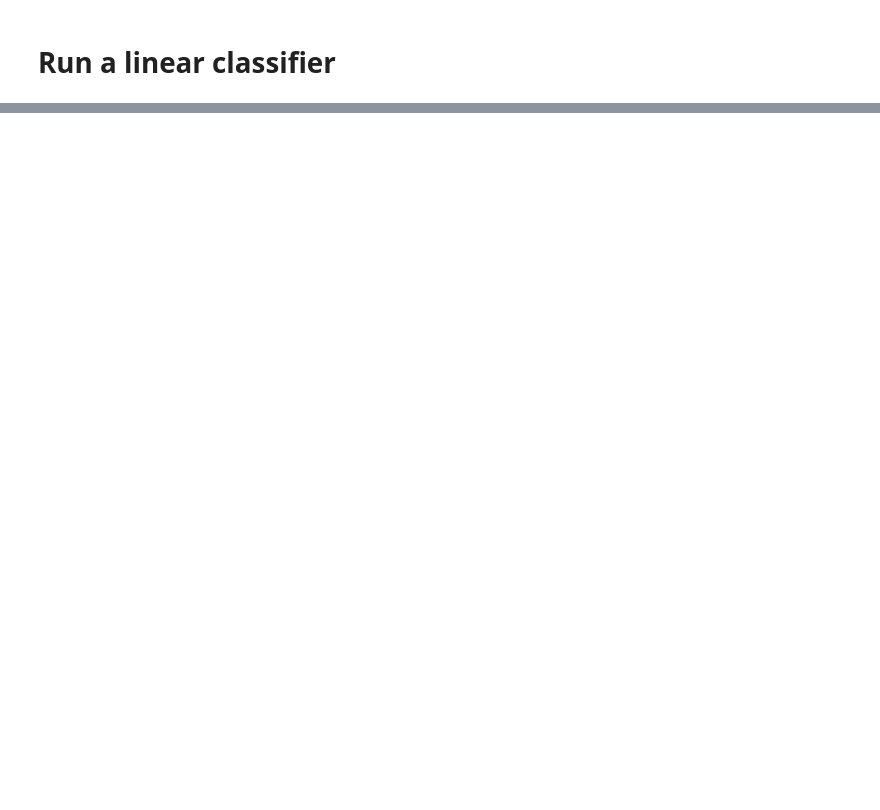
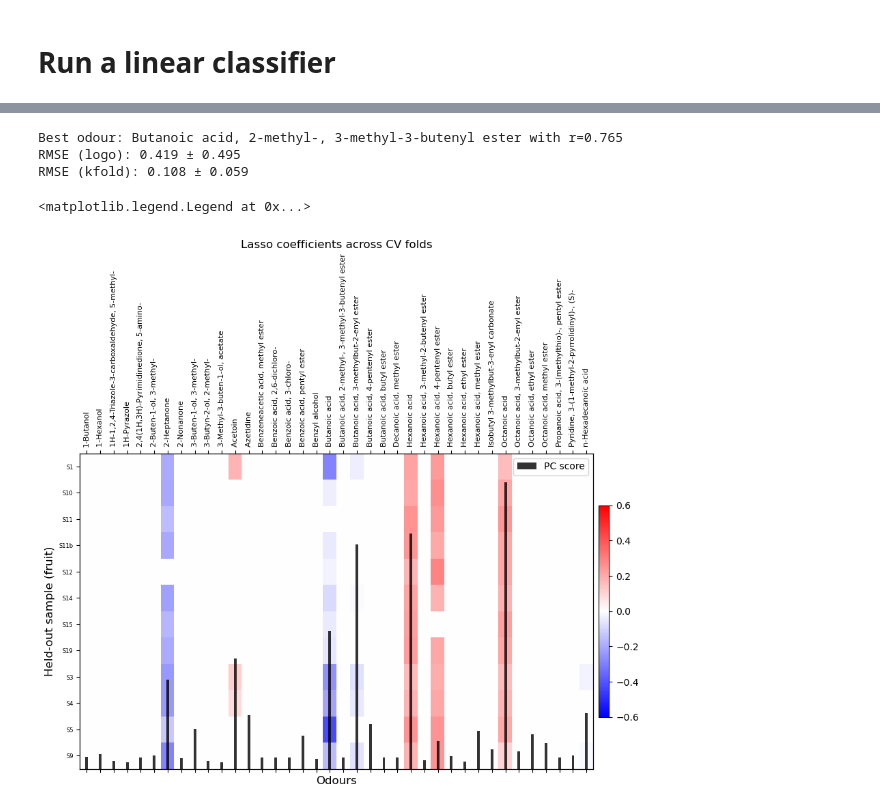
Before and after one commit to stootoon/lucia-natural-odour-stats, a Jupyter notebook: sechellia-demo.ipynb, the cells around one changed output, grey strips where cells are left out. Drawn from its saved outputs; the diff is of its cells as text; code cells hidden in the pictures; blank space fills up the shorter version.

Commit message:
Classifier results.

```diff
--- a/sechellia-demo.ipynb
+++ b/sechellia-demo.ipynb
@@ -227,0 +199,68 @@ Gap (replicate leakage):   1.362
+# %%
+from sklearn.linear_model import RidgeCV, LassoCV
+from sklearn.model_selection import KFold, GroupKFold, cross_val_score, cross_val_predict, cross_validate, LeaveOneGroupOut
+from sklearn.preprocessing import StandardScaler
+from sklearn.pipeline import make_pipeline, Pipeline
+import warnings
+
+warnings.filterwarnings('ignore')
+
+X = tidy_z[odour_cols]
+#X = tidy_z[[odour_ord[-1]]]
+print(f"Best odour: {odour_ord[-1]} with r={corrs[np.argmax(corrs)]:.3f}")
+y = tidy_z['Ripeness'].astype(float)
+groups = tidy_z['Sample']
+
+model = Pipeline([
+    ('scaler', StandardScaler()),
+    ('lasso', LassoCV(cv=5, max_iter=50000, n_alphas=50))
+]
+)
+model.set_params(scaler="passthrough") # Don't standardize, since the data is already z-scored
+
+# What you'd report in a paper
+splits_logo = list(LeaveOneGroupOut().split(X, y, groups=groups))
+unique_groups = np.unique(groups)
+splits_kfold= list(KFold(n_splits=len(unique_groups), shuffle=True, random_state=0).split(X, y))
+results = {name:split for name, split in [("logo", splits_logo), ("kfold", splits_kfold)]}
+for name, split in [("logo", splits_logo), ("kfold", splits_kfold)]:
+    cv_out = cross_validate(
+        model,
+        X, y,
+        cv=split,
+        scoring='neg_mean_squared_error',
+        return_estimator=True
+    )
+    results[name] = {"split": split, "results": cv_out}
+    results[name]["rmse"] = results[name]["results"]['test_score']
+    results[name]["coefs"] = np.array([est.named_steps['lasso'].coef_ for est in results[name]["results"]['estimator']])
+    print(f"RMSE ({name}): {-results[name]['rmse'].mean():.3f} ± {results[name]['rmse'].std():.3f}")
+# %% [output]
+Best odour: Butanoic acid, 2-methyl-, 3-methyl-3-butenyl ester with r=0.765
+RMSE (logo): 0.419 ± 0.495
+RMSE (kfold): 0.108 ± 0.059
+# %%
+figure(figsize=(10,6))
+ax = subplot(4,1,(1,4))
+im = ax.matshow(results["logo"]["coefs"], aspect='auto', cmap='bwr', vmin=-0.6, vmax=0.6);
+# Add a colorbar with ticks at -0.6, 0, and 0.6, and label them "Negative", "Zero", "Positive"
+cbar = colorbar(im, ax=ax, fraction=0.02, pad=0.01)
+xlabel("Odours", fontsize=12); title("Lasso coefficients across CV folds");
+ax.set_xticks(range(len(odour_cols)))
+ax.set_xticklabels(odour_cols, rotation=90, fontsize=8);
+# The yticks are the folds, label them by the held-out sample
+ax.set_yticks(range(len(results["logo"]["split"])))
+ax.set_yticklabels([groups[test[1][0]] for test in results["logo"]["split"]], fontsize=6)
+ax.set_ylabel("Held-out sample (fruit)", fontsize=12)
+# Plot the PcA score of each odour as a bar graph above the heatmap
+ax2 = ax.twinx()
+ax2.bar(range(len(odour_cols)), pc_score, color='black', alpha=0.8, label='PC score', width=0.2)
+ax2.set_ylim(0, pc_score.max()*1.1)
+#ax2.set_yticks([0, pc_score.max()/2, pc_score.max()])
+ax2.set_yticks([])
+#ax2.set_yticklabels([0, f"{pc_score.max()/2:.2f}", f"{pc_score.max():.2f}"], fontsize=8)
+#ax2.set_ylabel("PCA score", fontsize=12)
+ax2.legend(loc='upper right')
+# %% [output]
+<matplotlib.legend.Legend at 0x...>
+[figure, added]
```
Also changed, not shown: parts of 6 cells of this notebook.
